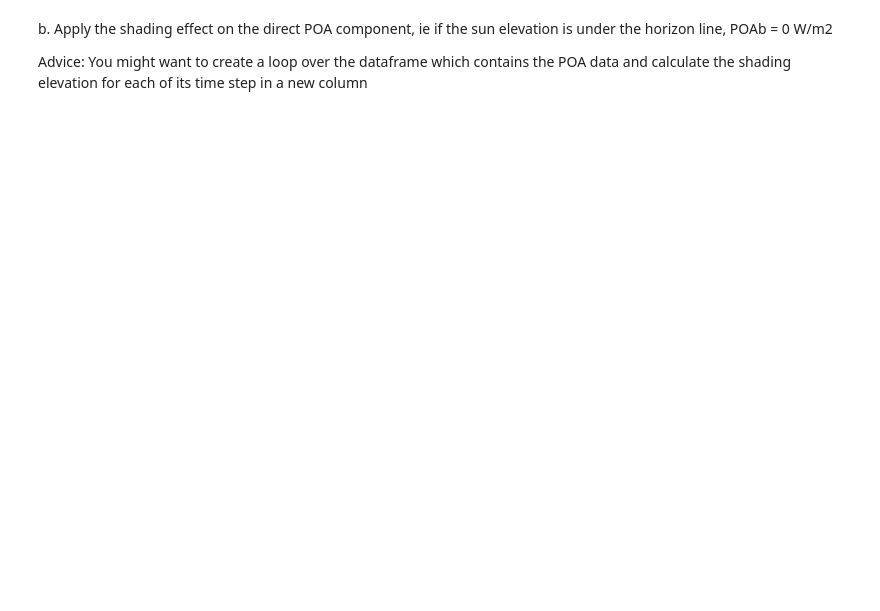
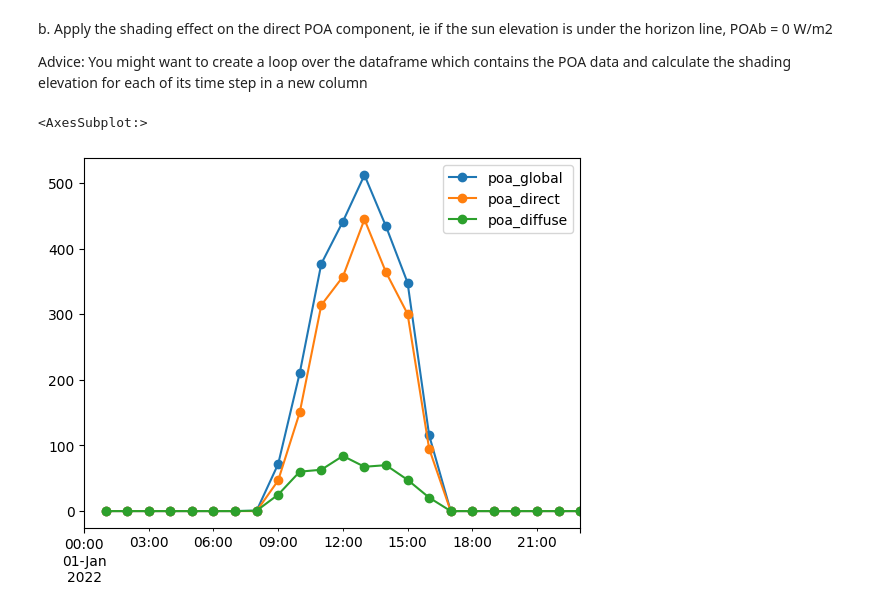
Before and after one commit to AlexandreHugoMathieu/pvfault_detection_solar_academy, a Jupyter notebook: notebooks/python_intro2_horizon_mask.ipynb, the cells around one changed output. Cells and saved outputs as stored; diff of their text form; code cells hidden in the pictures; blank space fills up the shorter version.

```diff
--- a/notebooks/python_intro2_horizon_mask.ipynb
+++ b/notebooks/python_intro2_horizon_mask.ipynb
@@ -214,6 +325,16 @@ beta = 20 # tilt [°]
 azimuth = 180 # azimuth [°]
 rho = 0.2 # albedo
 # %%
-# Calculate poa components
-poa_data = ...
+# Calculate poa components with the lazy way thanks to the pvlib package
+from pvlib.irradiance import get_total_irradiance
+
+# Notice it takes degrees as inputs
+poa_data = get_total_irradiance(beta, azimuth, solar_position["zenith"], solar_position["azimuth"], weather_data["dni"],
+                                weather_data["ghi"], weather_data["dhi"], albedo=rho)
+
+# Plot the first day
+poa_data.loc[:, ["poa_global", "poa_direct", "poa_diffuse"]].head(24).plot(marker="o")
+# %% [output]
+<AxesSubplot:>
+[figure, added]
 # %%
```
Also changed, not shown: parts of 23 cells of this notebook, 20 other files.
